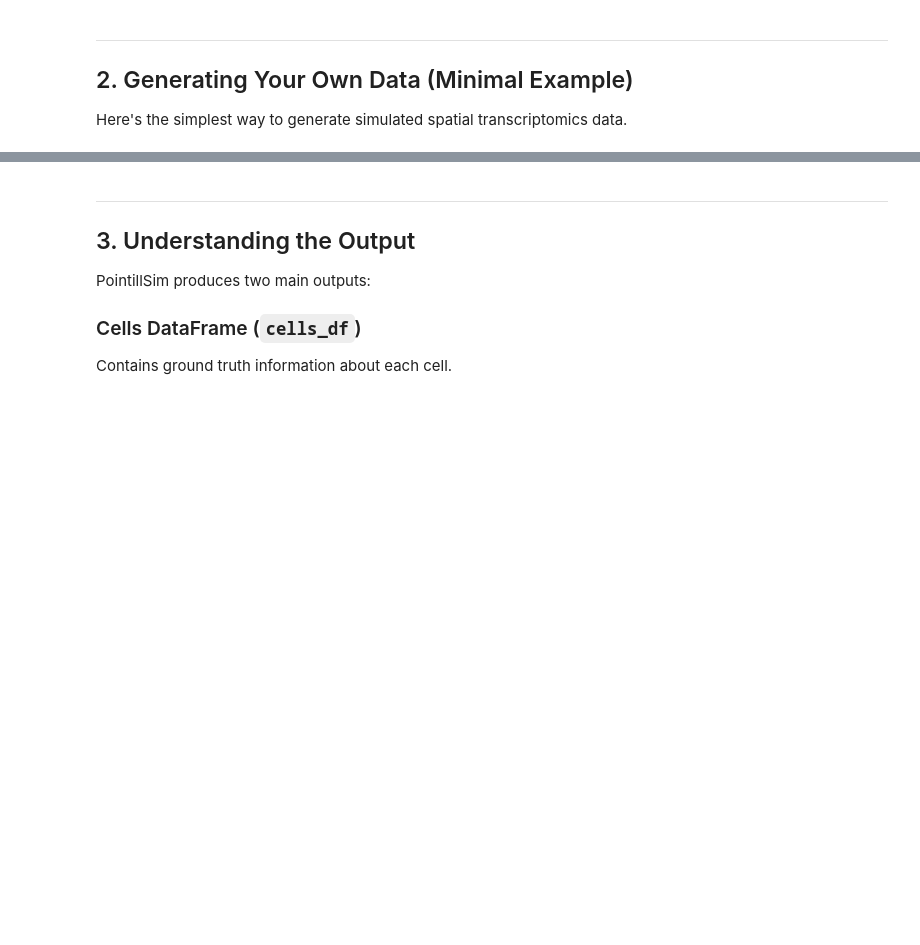
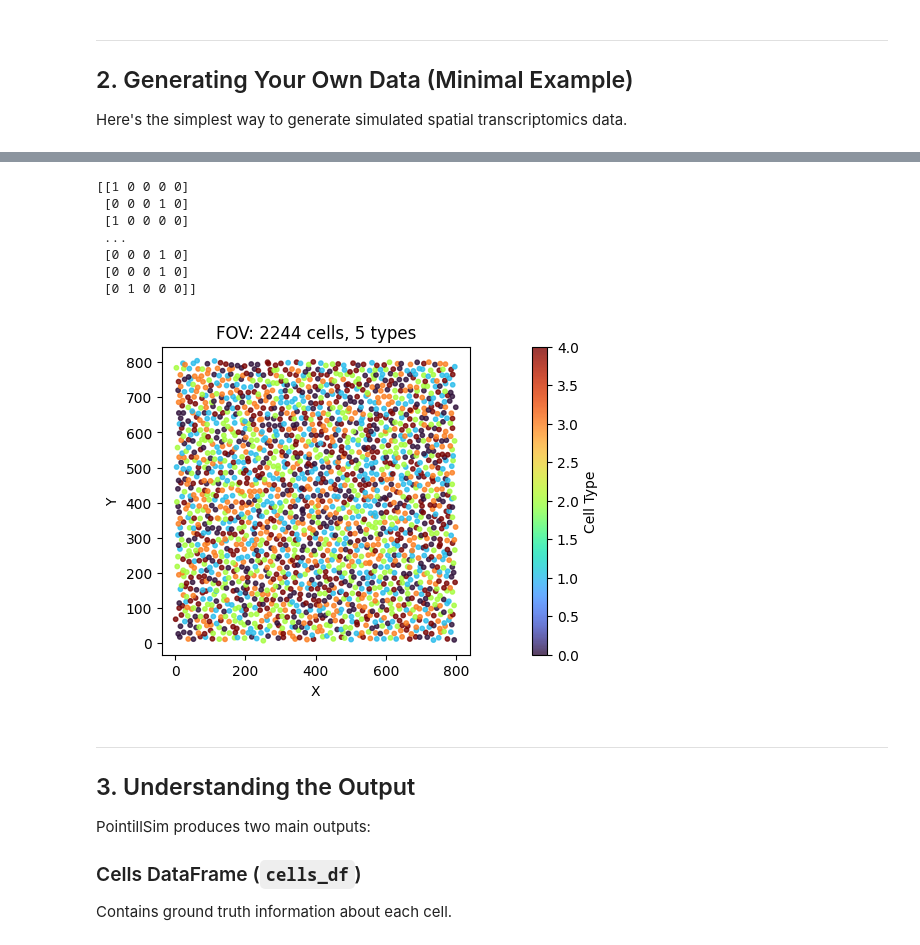
Before and after one commit to lamanno-epfl/PointillSim, a Jupyter notebook: notebooks/00_getting_started.ipynb, the cells around one changed output, grey strips where cells are left out. Cells and saved outputs as stored; diff of their text form; code cells hidden in the pictures; blank space fills up the shorter version.

```diff
--- a/notebooks/00_getting_started.ipynb
+++ b/notebooks/00_getting_started.ipynb
@@ -129,14 +178,21 @@ print(f"Generated {len(cells_df)} cells with {len(dots_df)} transcript dots")
 # %%
 # Visualize
 from pointillsim import plot_fov
 
 fig, axes = plot_fov(
     fov,
-    tissue,
-    dots_df=dots_df,
     figsize=(16, 4)
 )
-plt.show()
+plt.show();
+# %% [output]
+[[1 0 0 0 0]
+ [0 0 0 1 0]
+ [1 0 0 0 0]
+ ...
+ [0 0 0 1 0]
+ [0 0 0 1 0]
+ [0 1 0 0 0]]
+[figure, added]
 # %% [markdown]
 ---
 ## 3. Understanding the Output
```
Also changed, not shown: parts of 10 cells of this notebook, 7 other files.
